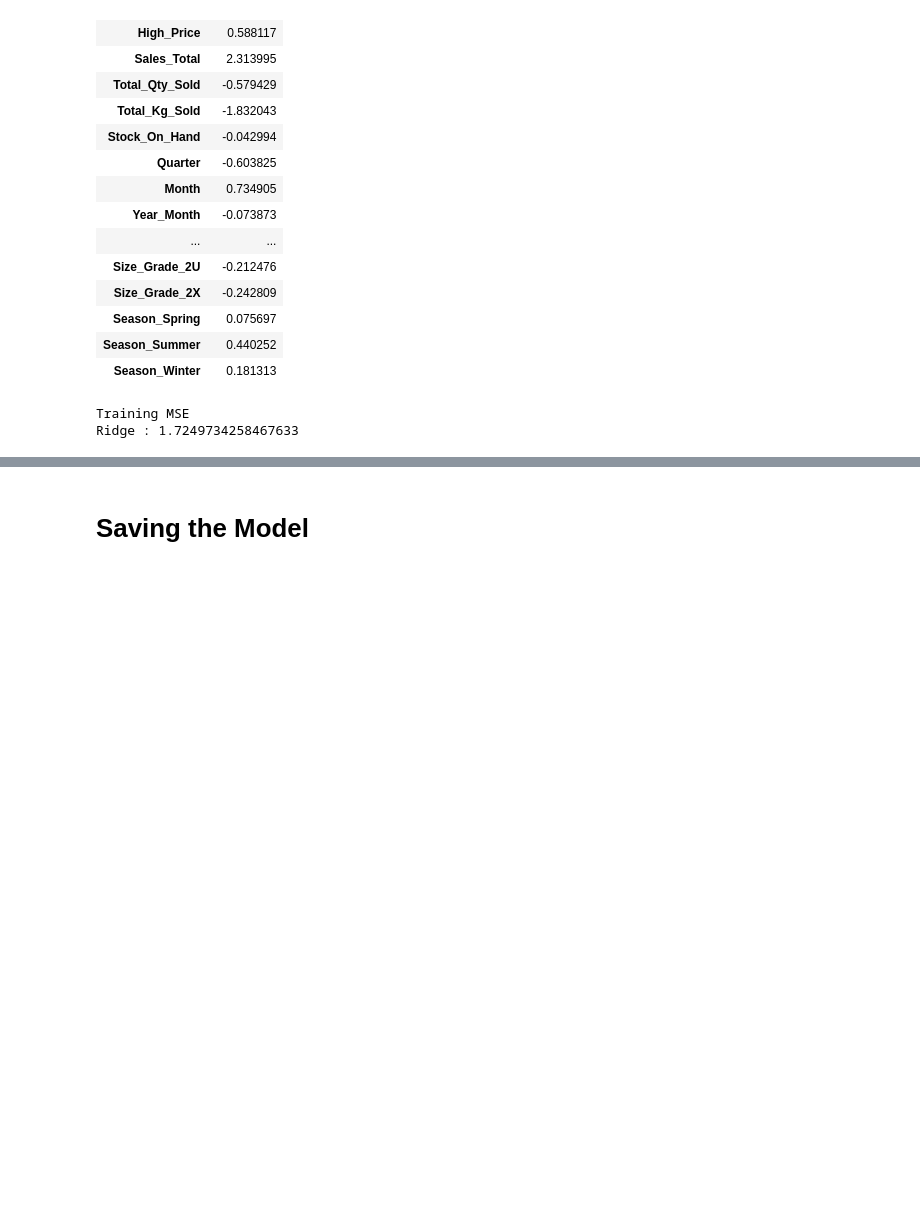
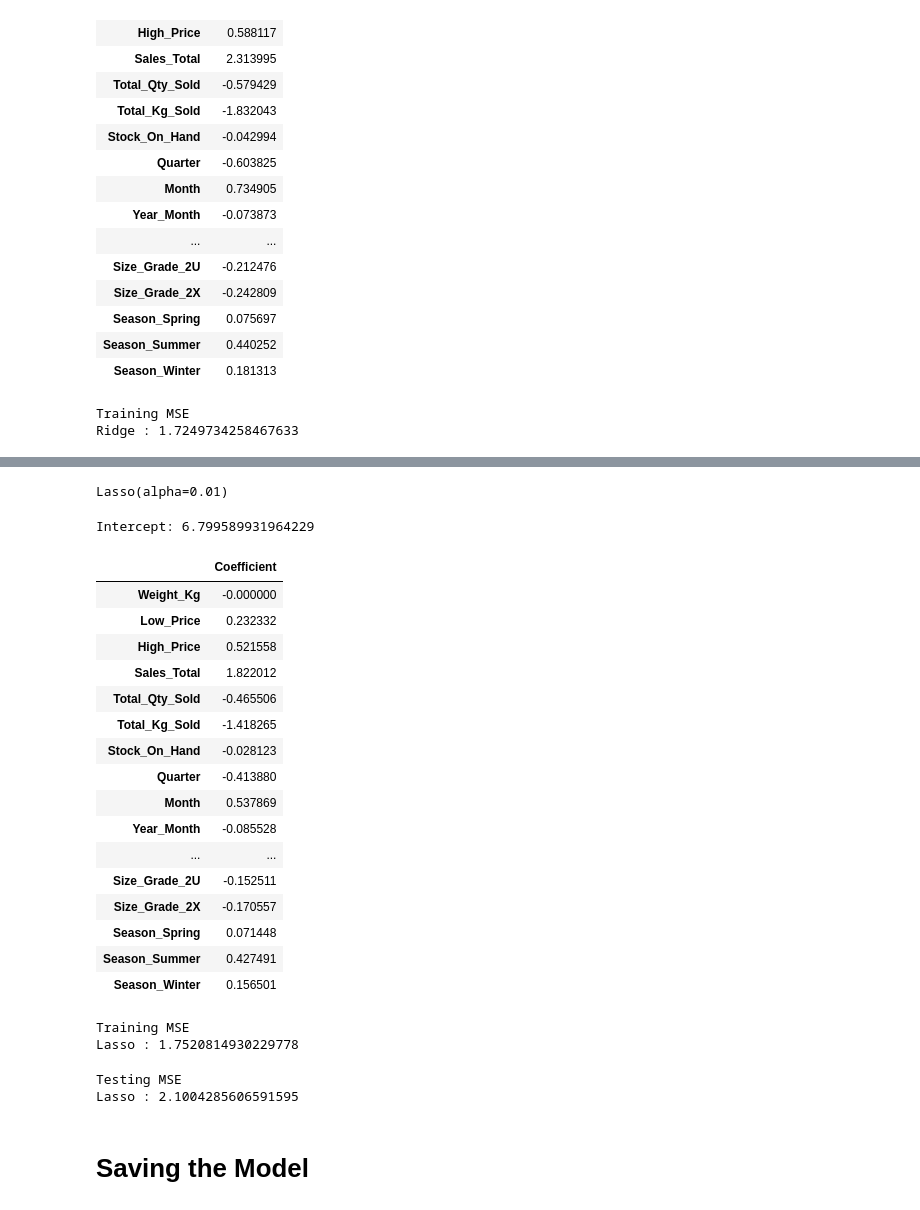
Before and after one commit to BigguyFM32/Regression-Team-TS1, a Jupyter notebook: Regression Team 1 Notebook.ipynb, the cells around one changed output, grey strips where cells are left out. Drawn from its saved outputs; the diff is of its cells as text; code cells hidden in the pictures; blank space fills up the shorter version.

Commit message:
Added Lasso Regression

```diff
--- a/Regression Team 1 Notebook.ipynb
+++ b/Regression Team 1 Notebook.ipynb
@@ -819,0 +854,7 @@ Ridge : 2.0922971725872492
+# %%
+# Split the data into train and test, being sure to use the standardised predictors
+X_train, X_test, y_train, y_test = train_test_split(X_standardise,
+                                                    y,
+                                                    test_size=0.2,
+                                                    random_state=1,
+                                                    shuffle=False)
@@ -819,0 +864,8 @@ Ridge : 2.0922971725872492
+# %%
+# Create LASSO model object, setting alpha to 0.01
+lasso = Lasso(alpha=0.01)
+# %%
+# Train the LASSO model
+lasso.fit(X_train, y_train)
+# %% [output]
+Lasso(alpha=0.01)
@@ -819,0 +875,28 @@ Ridge : 2.0922971725872492
+# %%
+# Extract coefficient from model
+coeff = pd.DataFrame(lasso.coef_, X.columns, columns=['Coefficient'])
+# %%
+# Extract intercept
+print("Intercept:", float(intercept))
+# %% [output]
+Intercept: 6.799589931964229
+# %%
+coeff
+# %% [output]
+|  | Coefficient |
+| Weight_Kg | -0.000000 |
+| Low_Price | 0.232332 |
+| High_Price | 0.521558 |
+| Sales_Total | 1.822012 |
+| Total_Qty_Sold | -0.465506 |
+| Total_Kg_Sold | -1.418265 |
+| Stock_On_Hand | -0.028123 |
+| Quarter | -0.413880 |
+| Month | 0.537869 |
+| Year_Month | -0.085528 |
+| ... | ... |
+| Size_Grade_2U | -0.152511 |
+| Size_Grade_2X | -0.170557 |
+| Season_Spring | 0.071448 |
+| Season_Summer | 0.427491 |
+| Season_Winter | 0.156501 |
@@ -820,3 +906,19 @@ Ridge : 2.0922971725872492
+# %%
+train_lasso = lasso.predict(X_train)
+
+print('Training MSE')
+print('Lasso :', metrics.mean_squared_error(y_train, train_lasso))
+# %% [output]
+Training MSE
+Lasso : 1.7520814930229778
+# %%
+test_lasso = lasso.predict(X_test)
+
+print('Testing MSE')
+print('Lasso :', metrics.mean_squared_error(y_test, test_lasso))
+# %% [output]
+Testing MSE
+Lasso : 2.1004285606591595
 # %% [markdown]
 # Saving the Model
 # %%
```
Also changed, not shown: parts of 15 cells of this notebook.
